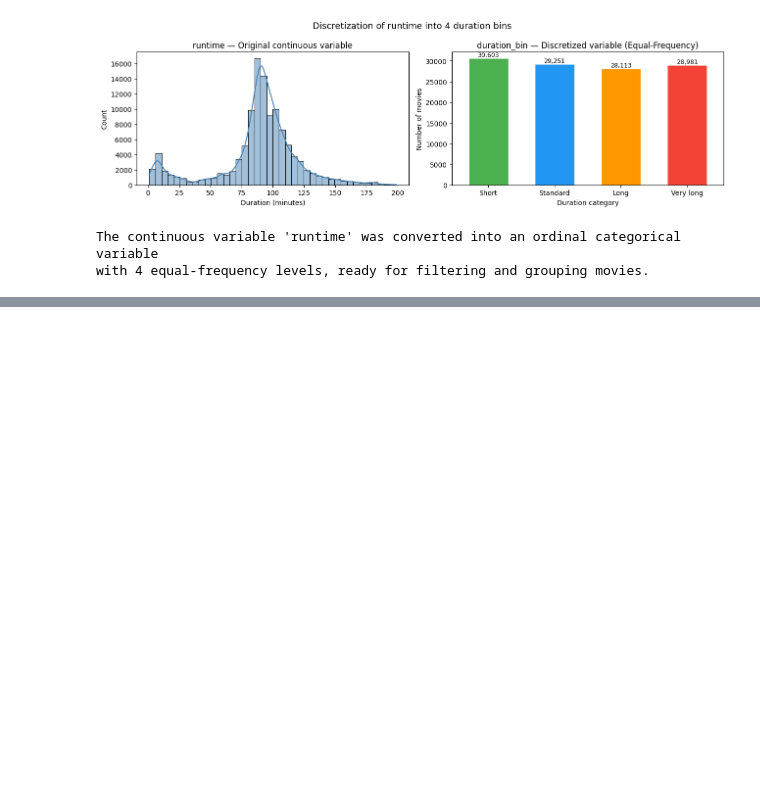
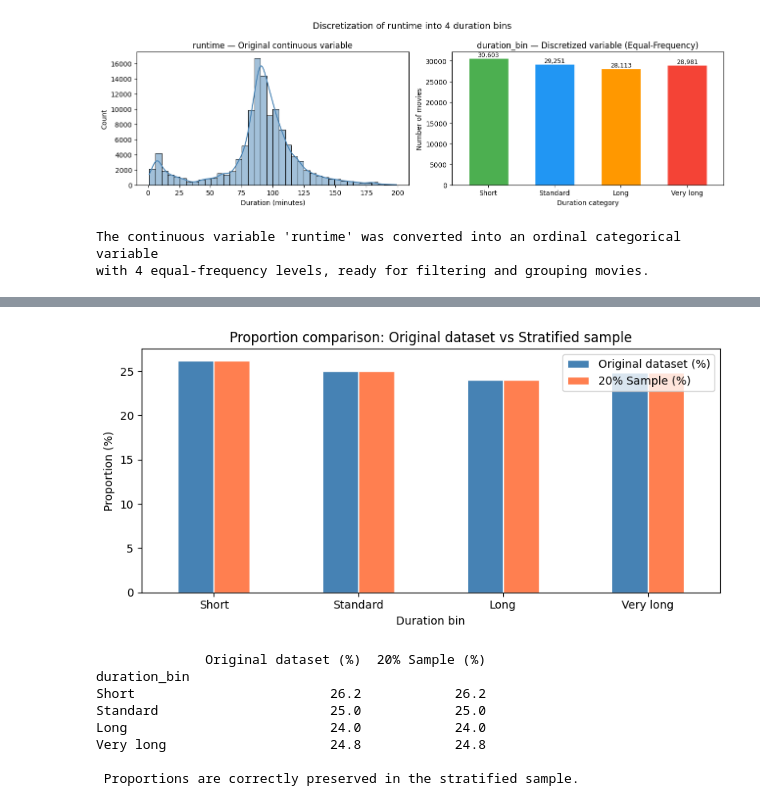
Before and after one commit to nat1600/data-mining-movies, a Jupyter notebook: TMDB_DataMining_EDA_Preprocessing.ipynb, the cells around one changed output, grey strips where cells are left out. Saved outputs shown, nothing was run; the diff lists cells and outputs as text; code cells hidden in the pictures; blank space fills up the shorter version.

```diff
--- a/TMDB_DataMining_EDA_Preprocessing.ipynb
+++ b/TMDB_DataMining_EDA_Preprocessing.ipynb
@@ -1259,0 +1273,19 @@ with 4 equal-frequency levels, ready for filtering and grouping movies.
+# %%
+SAMPLE_FRACTION = 0.20
+
+# Stratified sampling without replacement by duration bin
+df_sample = (
+    df
+    .groupby('duration_bin', observed=True)
+    .apply(lambda g: g.sample(frac=SAMPLE_FRACTION, random_state=42))
+    .reset_index(drop=True)
+)
+
+print(f"Original size : {len(df):>10,} movies")
+print(f"Sample size   : {len(df_sample):>10,} movies ({SAMPLE_FRACTION*100:.0f}%)")
+print()
+print("Distribution by bin — ORIGINAL DATASET (proportions):")
+print((df['duration_bin'].value_counts(normalize=True) * 100).round(1).sort_index().astype(str) + ' %')
+print()
+print("Distribution by bin — SAMPLE (proportions):")
+print((df_sample['duration_bin'].value_counts(normalize=True) * 100).round(1).sort_index().astype(str) + ' %')
@@ -1259,0 +1311,31 @@ with 4 equal-frequency levels, ready for filtering and grouping movies.
+# %%
+prop_original = df['duration_bin'].value_counts(normalize=True).sort_index()
+prop_sample   = df_sample['duration_bin'].value_counts(normalize=True).sort_index()
+
+comparison = pd.DataFrame({
+    'Original dataset (%)': (prop_original * 100).round(1),
+    '20% Sample (%)':       (prop_sample   * 100).round(1)
+})
+
+fig, ax = plt.subplots(figsize=(8, 4))
+comparison.plot(kind='bar', ax=ax, color=['steelblue', 'coral'], width=0.5, edgecolor='white')
+ax.set_title('Proportion comparison: Original dataset vs Stratified sample', fontsize=12)
+ax.set_xlabel('Duration bin')
+ax.set_ylabel('Proportion (%)')
+ax.tick_params(axis='x', rotation=0)
+ax.legend(loc='upper right')
+plt.tight_layout()
+plt.show()
+
+print(comparison.to_string())
+print("\n Proportions are correctly preserved in the stratified sample.")
+# %% [output]
+[figure, added]
+              Original dataset (%)  20% Sample (%)
+duration_bin
+Short                         26.2            26.2
+Standard                      25.0            25.0
+Long                          24.0            24.0
+Very long                     24.8            24.8
+
+ Proportions are correctly preserved in the stratified sample.
```
Also changed, not shown: parts of 3 cells of this notebook.
